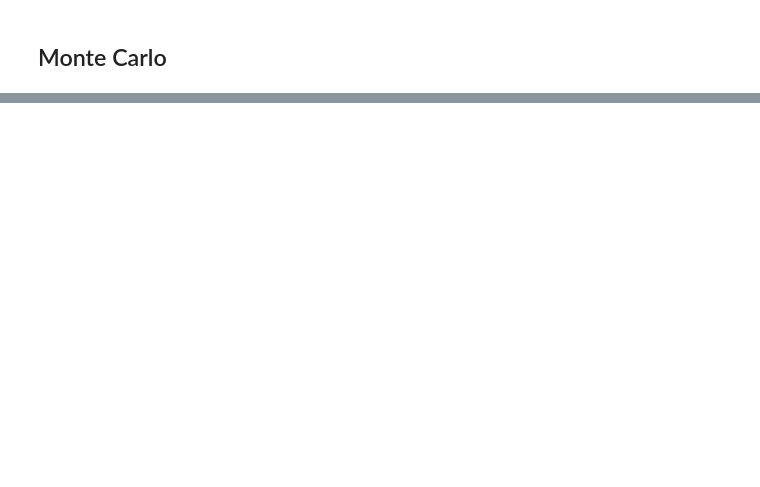
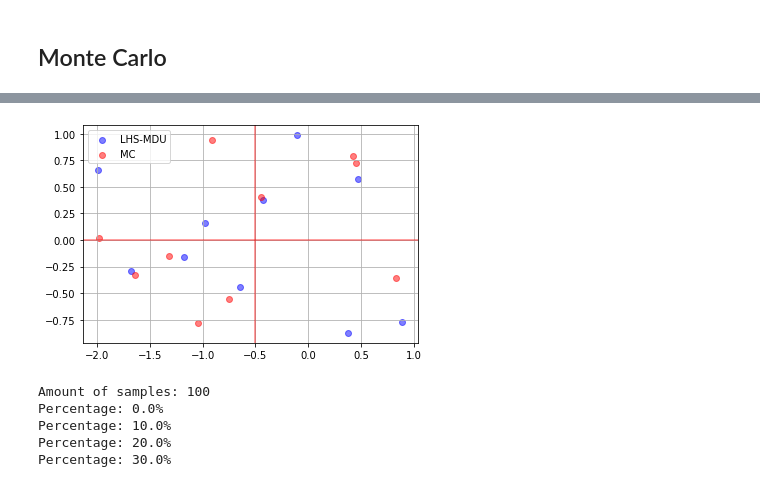
Before and after one commit to Florisdv5/Mandelbrot, a Jupyter notebook: Mandelbrot.ipynb, the cells around one changed output, grey strips where cells are left out. Drawn from its saved outputs; the diff is of its cells as text; code cells hidden in the pictures; blank space fills up the shorter version.

```diff
--- a/Mandelbrot.ipynb
+++ b/Mandelbrot.ipynb
@@ -160,0 +230,76 @@ plt.show()
+# %%
+def xy_LHS(x):
+    l = lhsmdu.sample(2,x)
+    x,y = (l[0][0]), (l[1][0])
+    x = x.tolist()
+    x = x[0]
+    for xind in range(len(x)):
+        x[xind] = 3*x[xind]-2
+    y = y.tolist()
+    y = y[0]
+    for yind in range(len(y)):
+        y[yind] = 2*y[yind]-1
+    return x,y
+
+
+x_LHS,y_LHS = xy_LHS(10)
+
+xlist = []
+ylist = []
+for i in range(10):
+    x, y = xy_rand()
+#     x = (x+ 2)/3
+#     y = (y + 1)/2
+    xlist.append(x)
+    ylist.append(y)
+
+plt.scatter(x_LHS, y_LHS, color="b", label="LHS-MDU", alpha = 0.5)
+plt.scatter(xlist, ylist, color="r", label="MC", alpha = 0.5)
+plt.axhline(y=0, color='r', linestyle='-', alpha = 0.5)
+plt.axvline(x=-0.5, color='r', linestyle='-', alpha = 0.5)
+
+plt.legend()
+plt.grid()
+plt.show()
+# %% [output]
+[figure, added]
+# %%
+## Approximation by LHS
+
+start = time.time()
+
+samples = [100, 200, 500, 1000]
+listLHS = [[],[],[],[]]
+max_steps = 1000 # this is equal to i
+maxmax_steps = 1000
+
+for value in range(len(samples)):
+    print("Amount of samples: " + str(samples[value]))
+    for max_steps in range(maxmax_steps):
+        t = 0
+        x_LHS,y_LHS = xy_LHS(samples[value])
+        if max_steps%100 == 0:
+            print("Percentage: "+ str(max_steps/maxmax_steps * 100) + "%")
+        for index in range(len(x_LHS)):
+#             print(index)
+            x, y = x_LHS[index], y_LHS[index]
+            m = amount_iter(complex(x,y), max_steps)
+            if m == max_steps:
+                t += 1
+    #     print(t/it*6)
+        listLHS[value].append(t/samples[value]*6)
+
+
+for i in range(len(samples)):
+    print(statistics.mean(listLHS[i]))
+    print(statistics.stdev(listLHS[i]))
+    print(listLHS[i][-1])
+
+end = time.time()
+print("Running time: " + str(end - start))
+# %% [output]
+Amount of samples: 100
+Percentage: 0.0%
+Percentage: 10.0%
+Percentage: 20.0%
+Percentage: 30.0%
```
Also changed, not shown: parts of 9 cells of this notebook.
